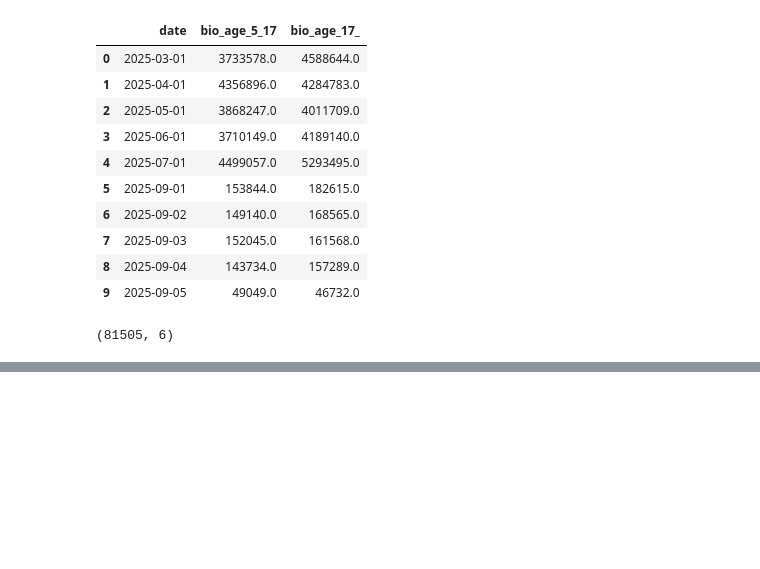
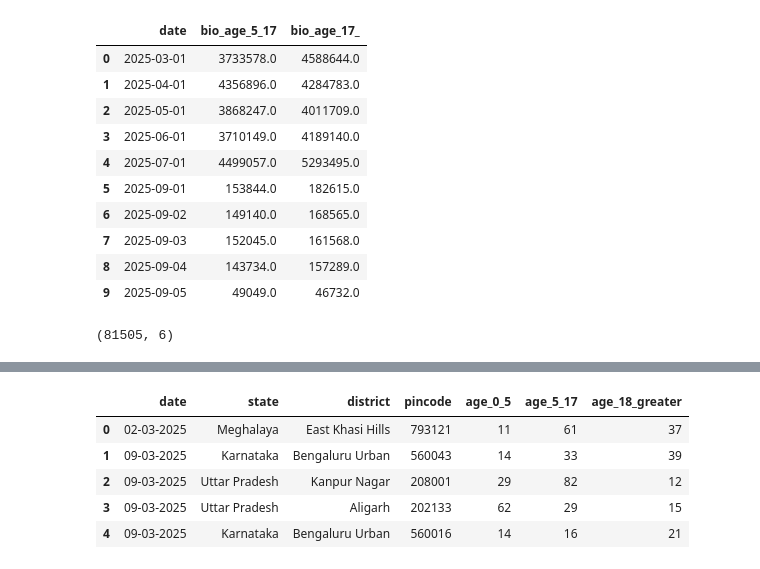
Before and after one commit to tirthbhanderi2006/UIDAI-Unlocking-Societal-Trends-in-Aadhaar-Enrolment-and-Updates, a Jupyter notebook: adhaar_biometric.ipynb, the cells around one changed output, grey strips where cells are left out. Drawn from its saved outputs; the diff is of its cells as text; code cells hidden in the pictures; blank space fills up the shorter version.

```diff
--- a/adhaar_biometric.ipynb
+++ b/adhaar_biometric.ipynb
@@ -245,0 +400,10 @@ outliers.shape
+# %%
+df8 = pd.read_csv("C:\\Users\\Hitarth Khatiwala\Adhaar\\.ipynb_checkpoints\\Dataset\\api_data_aadhar_biometric\\api_data_aadhar_enrolment_0_500000.csv")
+df8.head()
+# %% [output]
+|  | date | state | district | pincode | age_0_5 | age_5_17 | age_18_greater |
+| 0 | 02-03-2025 | Meghalaya | East Khasi Hills | 793121 | 11 | 61 | 37 |
+| 1 | 09-03-2025 | Karnataka | Bengaluru Urban | 560043 | 14 | 33 | 39 |
+| 2 | 09-03-2025 | Uttar Pradesh | Kanpur Nagar | 208001 | 29 | 82 | 12 |
+| 3 | 09-03-2025 | Uttar Pradesh | Aligarh | 202133 | 62 | 29 | 15 |
+| 4 | 09-03-2025 | Karnataka | Bengaluru Urban | 560016 | 14 | 16 | 21 |
```
Also changed, not shown: parts of 29 cells of this notebook.
